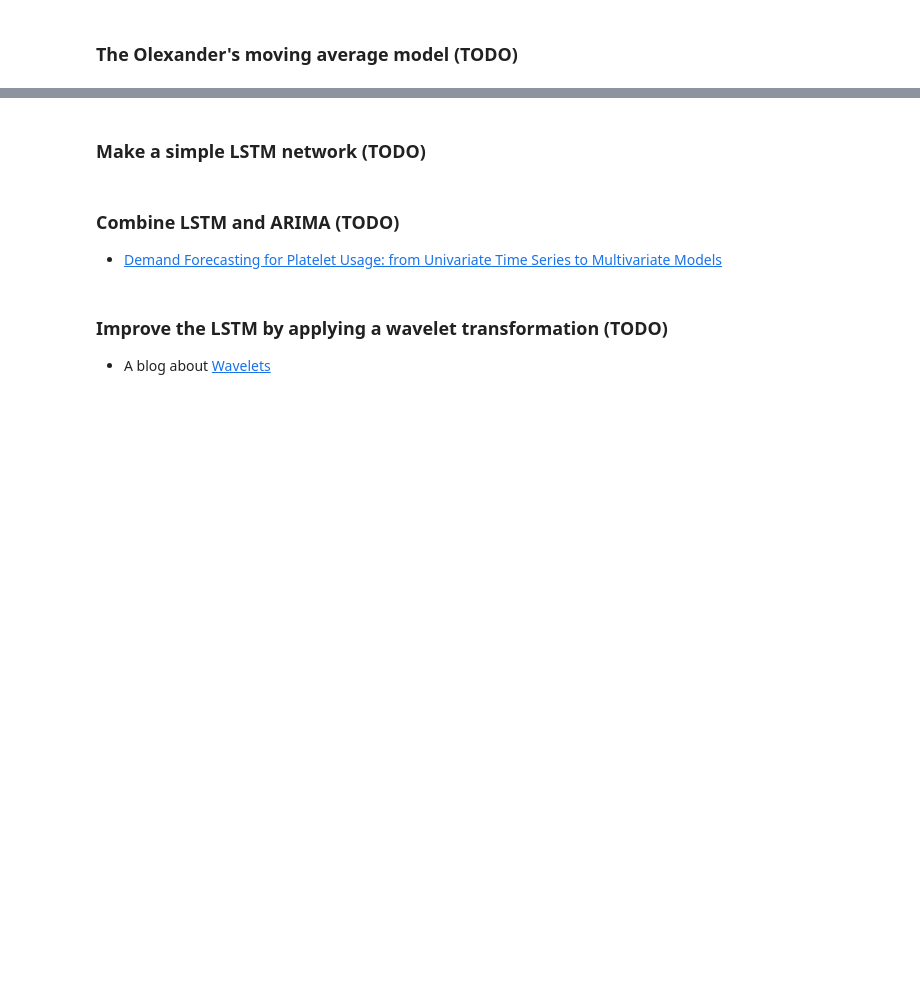
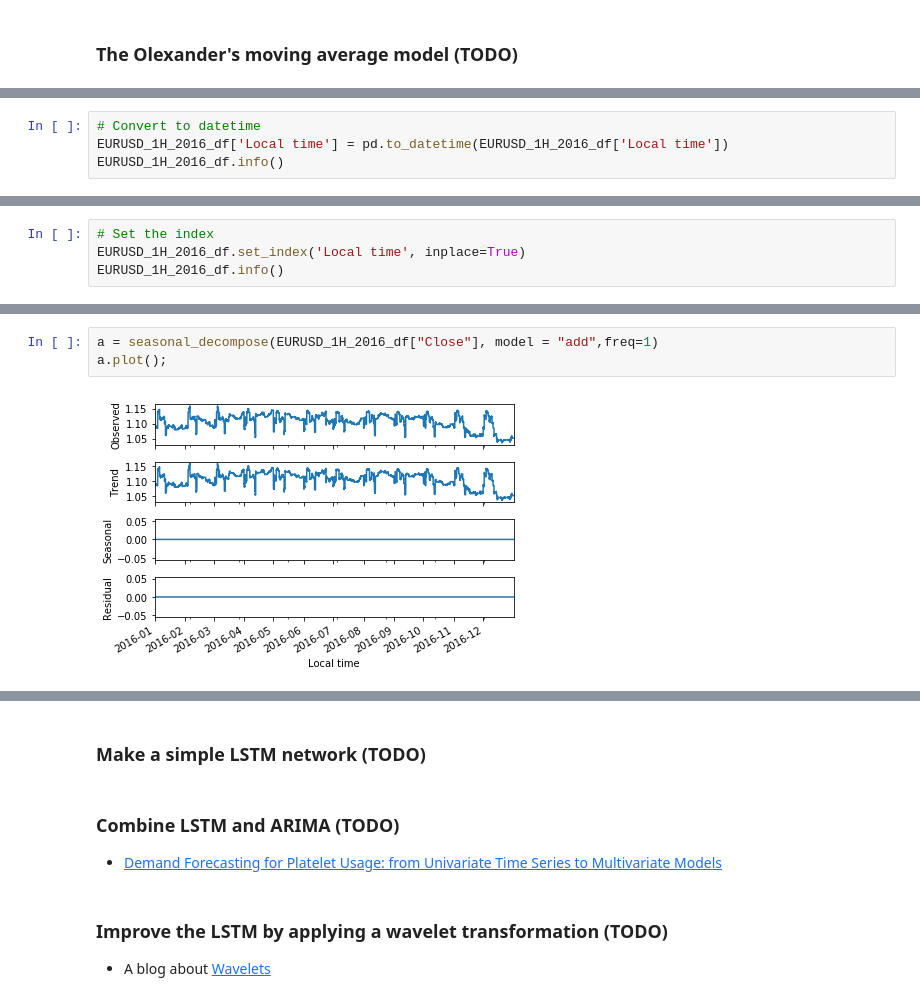
Before and after one commit to viktor-begun/ML_Trading, a Jupyter notebook: ML_Trading.ipynb, the cells around one changed output, grey strips where cells are left out. Cells and saved outputs as stored; diff of their text form; blank space fills up the shorter version.

```diff
--- a/ML_Trading.ipynb
+++ b/ML_Trading.ipynb
@@ -196,0 +239,4 @@ get_slices(data,42,fwd_win=3)
+# %%
+# Convert to datetime
+EURUSD_1H_2016_df['Local time'] = pd.to_datetime(EURUSD_1H_2016_df['Local time'])
+EURUSD_1H_2016_df.info()
@@ -196,0 +255,4 @@ get_slices(data,42,fwd_win=3)
+# %%
+# Set the index
+EURUSD_1H_2016_df.set_index('Local time', inplace=True)
+EURUSD_1H_2016_df.info()
@@ -196,0 +270,5 @@ get_slices(data,42,fwd_win=3)
+# %%
+a = seasonal_decompose(EURUSD_1H_2016_df["Close"], model = "add",freq=1)
+a.plot();
+# %% [output]
+[figure, added]
```
Also changed, not shown: parts of 15 cells of this notebook.
